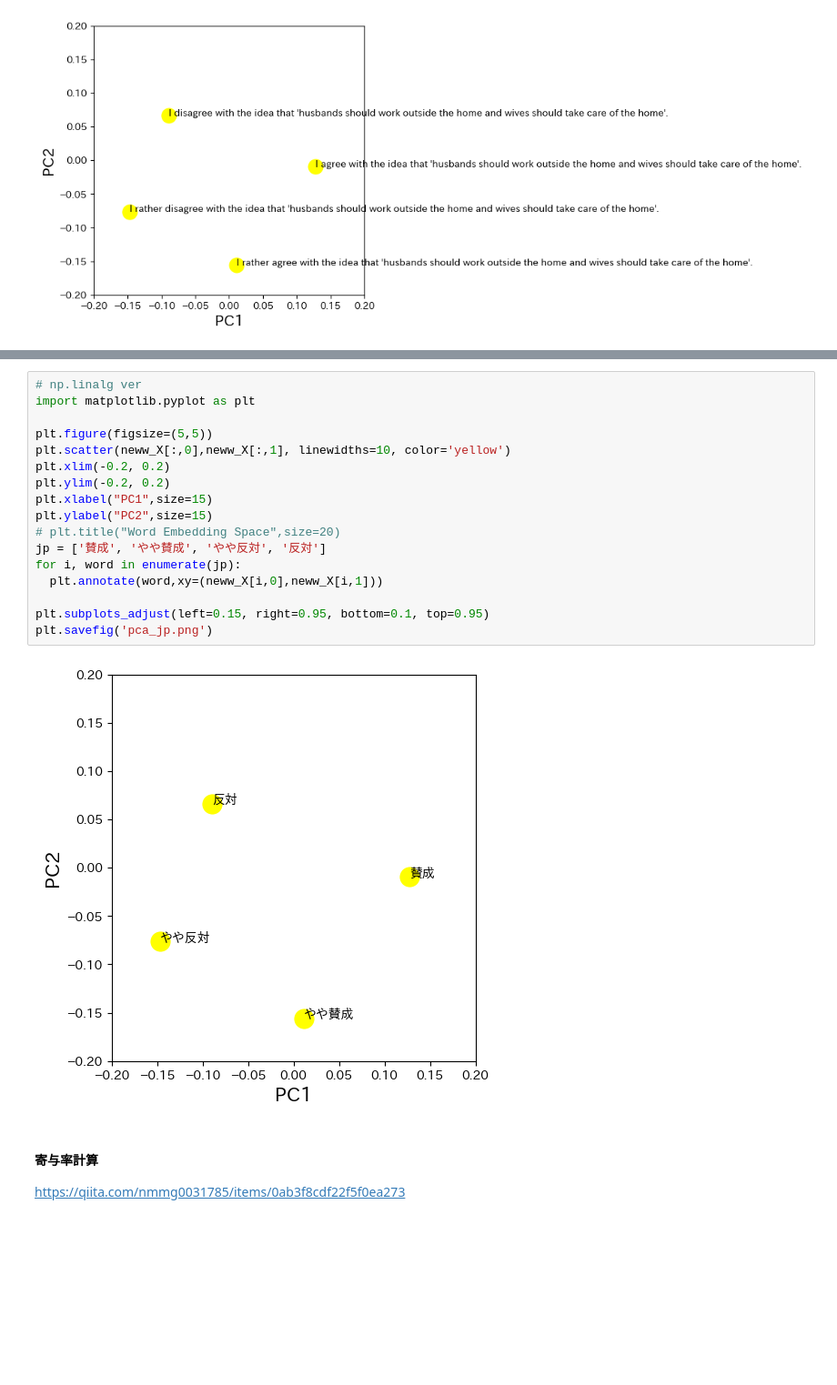
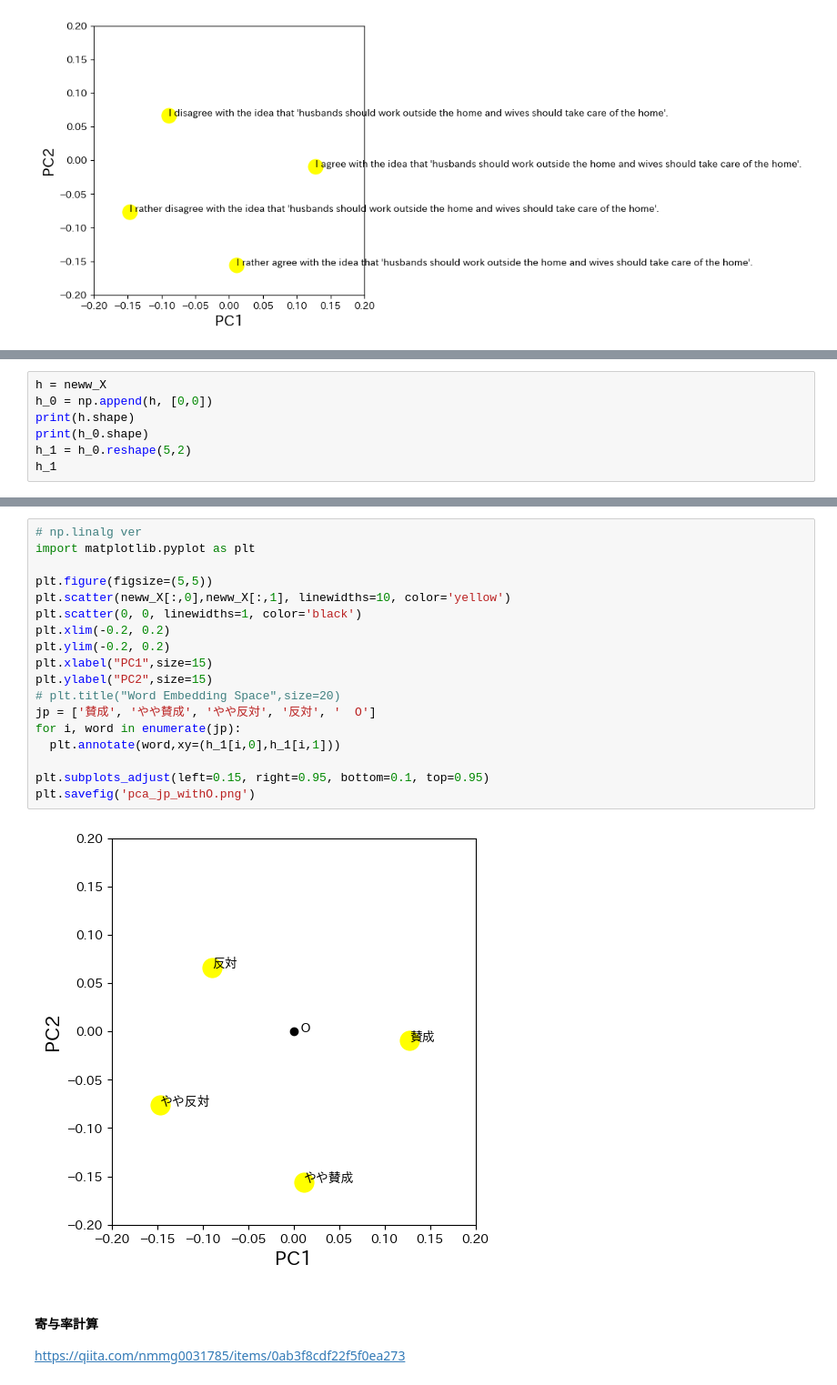
Before and after one commit to sophiaBuss0410/lab, a Jupyter notebook: embedding/embedding.ipynb, the cells around one changed output, grey strips where cells are left out. Shown at 91% size. Drawn from its saved outputs; the diff is of its cells as text; blank space fills up the shorter version.

```diff
--- a/embedding/embedding.ipynb
+++ b/embedding/embedding.ipynb
@@ -261,0 +280,7 @@ plt.savefig('pca0.png')
+# %%
+h = neww_X
+h_0 = np.append(h, [0,0])
+print(h.shape)
+print(h_0.shape)
+h_1 = h_0.reshape(5,2)
+h_1
@@ -262,22 +295,23 @@ plt.savefig('pca0.png')
 # %%
 # np.linalg ver
 import matplotlib.pyplot as plt
 
 plt.figure(figsize=(5,5))
 plt.scatter(neww_X[:,0],neww_X[:,1], linewidths=10, color='yellow')
+plt.scatter(0, 0, linewidths=1, color='black')
 plt.xlim(-0.2, 0.2)
 plt.ylim(-0.2, 0.2)
 plt.xlabel("PC1",size=15)
 plt.ylabel("PC2",size=15)
 # plt.title("Word Embedding Space",size=20)
-jp = ['賛成', 'やや賛成', 'やや反対', '反対']
+jp = ['賛成', 'やや賛成', 'やや反対', '反対', '  O']
 for i, word in enumerate(jp):
-  plt.annotate(word,xy=(neww_X[i,0],neww_X[i,1]))
+  plt.annotate(word,xy=(h_1[i,0],h_1[i,1]))
 
 plt.subplots_adjust(left=0.15, right=0.95, bottom=0.1, top=0.95)
-plt.savefig('pca_jp.png')
+plt.savefig('pca_jp_withO.png')
 # %% [output]
-[figure, old version]
+[figure, new version]
 # %% [markdown]
 #### 寄与率計算
 https://qiita.com/nmmg0031785/items/0ab3f8cdf22f5f0ea273
```
Also changed, not shown: parts of 5 cells of this notebook, 15 other files.
